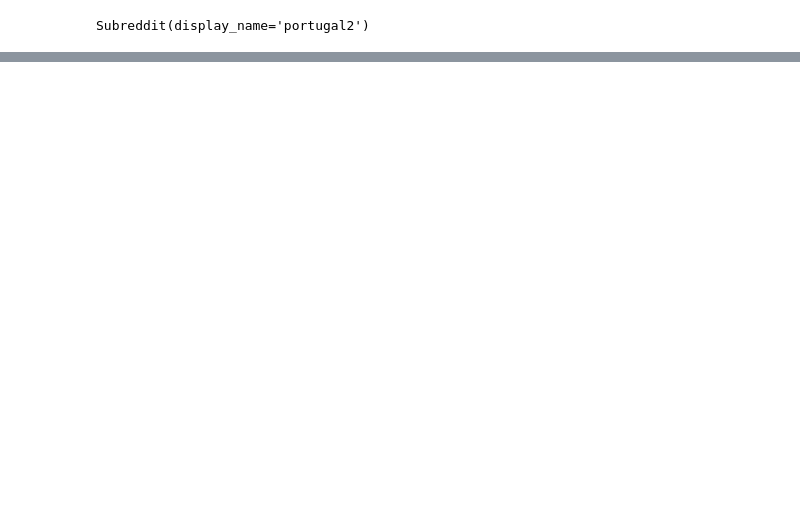
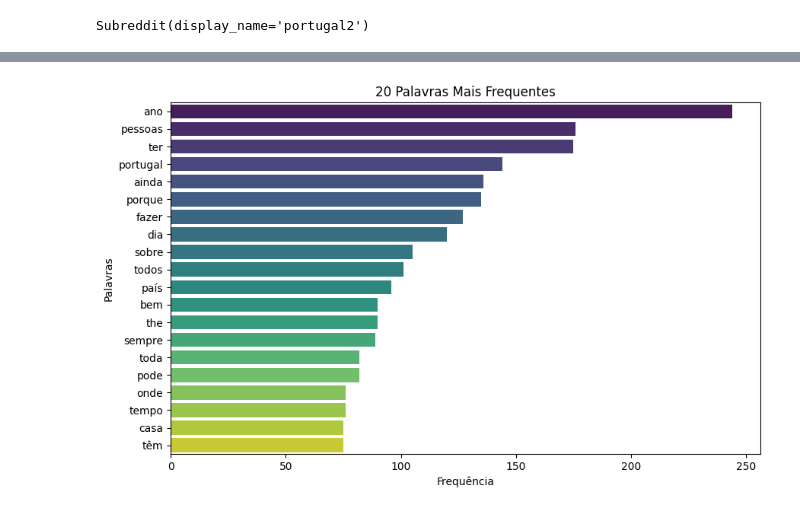
Before and after one commit to makee5/DL_Project, a Jupyter notebook: NLP Project.ipynb, the cells around one changed output, grey strips where cells are left out. Drawn from its saved outputs; the diff is of its cells as text; code cells hidden in the pictures; blank space fills up the shorter version.

```diff
--- a/NLP Project.ipynb
+++ b/NLP Project.ipynb
@@ -136,0 +171,83 @@ posts_df.to_excel('reddit_cleaned.xlsx', index=False)
+# %%
+import matplotlib.pyplot as plt
+from collections import Counter
+from nltk.util import ngrams
+from wordcloud import WordCloud
+import seaborn as sns
+from nltk.tokenize import word_tokenize
+import nltk
+
+# Certifique-se de baixar os recursos necessários do NLTK
+nltk.download('punkt')
+
+# Carregar o dataset processado
+dataset_path = 'reddit_cleaned_processed.xlsx'
+df = pd.read_excel(dataset_path)
+
+# Unir todos os textos da coluna 'Content' em uma única string
+all_text = " ".join(df['Content'].dropna())
+
+# Tokenização: separar todas as palavras
+tokens = word_tokenize(all_text)
+
+# Contar a frequência das palavras
+word_freq = Counter(tokens)
+
+# Plotar os 20 termos mais frequentes
+most_common_words = word_freq.most_common(20)
+words, counts = zip(*most_common_words)
+
+plt.figure(figsize=(10, 6))
+sns.barplot(x=counts, y=words, palette="viridis")
+plt.title("20 Palavras Mais Frequentes")
+plt.xlabel("Frequência")
+plt.ylabel("Palavras")
+plt.show()
+
+# Gerar nuvem de palavras
+wordcloud = WordCloud(width=800, height=400, background_color='white').generate(all_text)
+plt.figure(figsize=(10, 6))
+plt.imshow(wordcloud, interpolation='bilinear')
+plt.axis('off')
+plt.title("Nuvem de Palavras")
+plt.show()
+
+# Análise de n-grams (bigramas e trigramas)
+def analyze_ngrams(tokens, n):
+    ngram_counts = Counter(ngrams(tokens, n))
+    return ngram_counts.most_common(10)
+
+# Bigramas
+bigrams = analyze_ngrams(tokens, 2)
+print("Top 10 Bigramas:")
+for bigram, freq in bigrams:
+    print(f"{' '.join(bigram)}: {freq}")
+
+# Trigramas
+trigrams = analyze_ngrams(tokens, 3)
+print("\nTop 10 Trigramas:")
+for trigram, freq in trigrams:
+    print(f"{' '.join(trigram)}: {freq}")
+
+# Visualizar os bigramas em um gráfico
+bigram_words = [' '.join(bigram) for bigram, freq in bigrams]
+bigram_counts = [freq for bigram, freq in bigrams]
+
+plt.figure(figsize=(10, 6))
+sns.barplot(x=bigram_counts, y=bigram_words, palette="coolwarm")
+plt.title("Top 10 Bigramas Mais Frequentes")
+plt.xlabel("Frequência")
+plt.ylabel("Bigramas")
+plt.show()
+
+# Visualizar os trigramas em um gráfico
+trigram_words = [' '.join(trigram) for trigram, freq in trigrams]
+trigram_counts = [freq for trigram, freq in trigrams]
+
+plt.figure(figsize=(10, 6))
+sns.barplot(x=trigram_counts, y=trigram_words, palette="coolwarm")
+plt.title("Top 10 Trigramas Mais Frequentes")
+plt.xlabel("Frequência")
+plt.ylabel("Trigramas")
+plt.show()
+# %% [output]
@@ -136,0 +261 @@ posts_df.to_excel('reddit_cleaned.xlsx', index=False)
+[figure, added]
```
Also changed, not shown: parts of 10 cells of this notebook, 2 other files.
